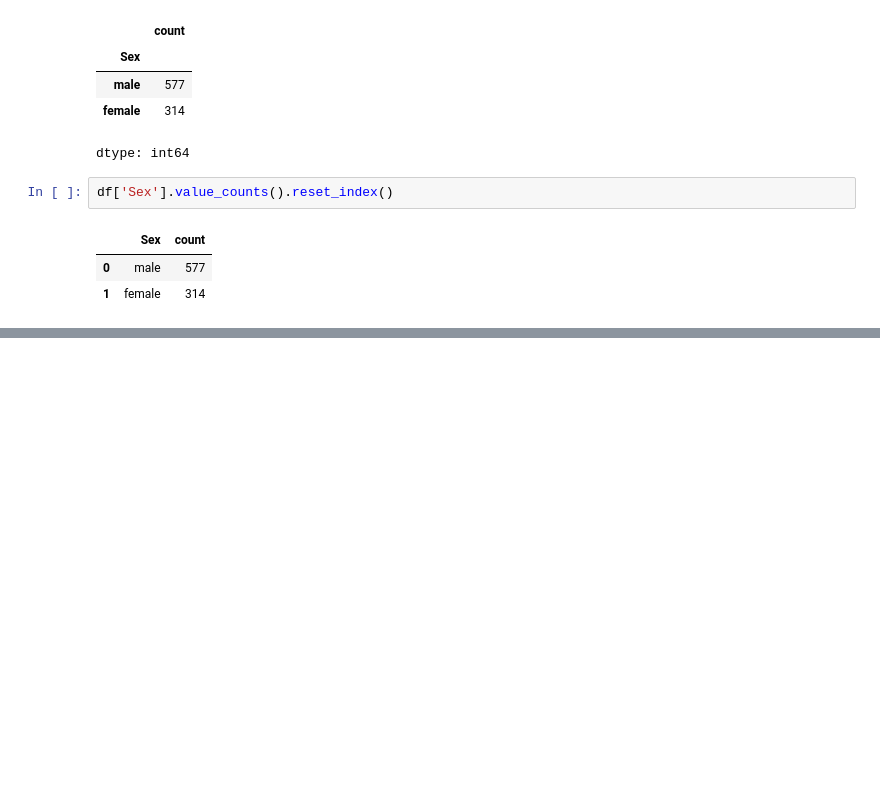
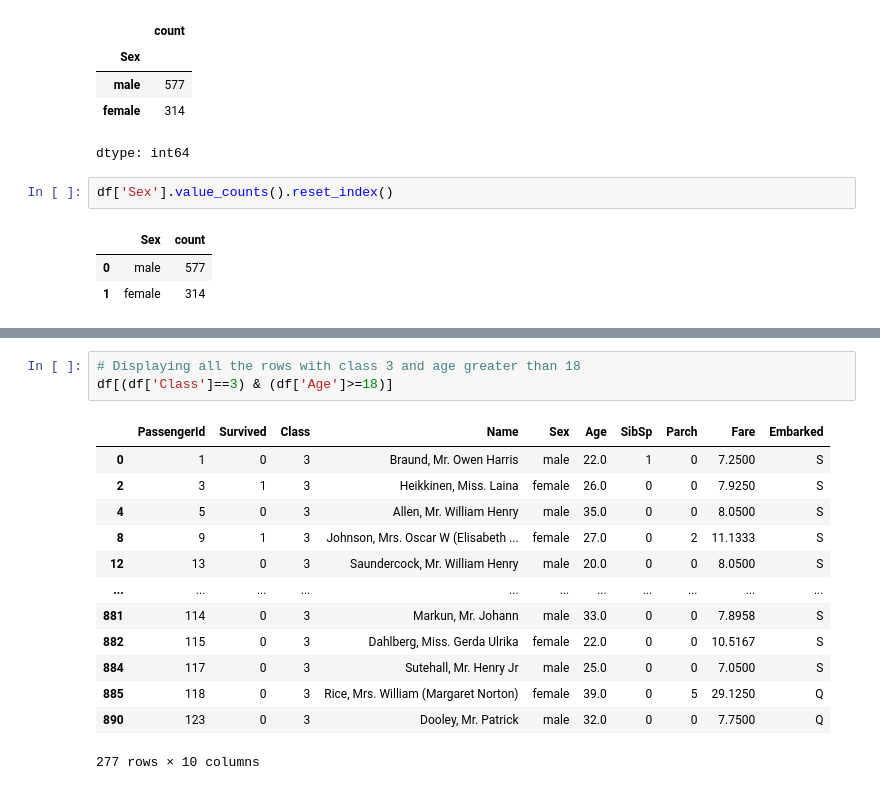
Before and after one commit to pedd1-Srividya/DS-AI-ML-And-Web-Devolopment-Practice, a Jupyter notebook: DS_ML_AI.ipynb, the cells around one changed output, grey strips where cells are left out. Drawn from its saved outputs; the diff is of its cells as text; blank space fills up the shorter version.

```diff
--- a/DS_ML_AI.ipynb
+++ b/DS_ML_AI.ipynb
@@ -1472,0 +1559,17 @@ df['Sex'].value_counts().reset_index()
+# %%
+# Displaying all the rows with class 3 and age greater than 18
+df[(df['Class']==3) & (df['Age']>=18)]
+# %% [output]
+|  | PassengerId | Survived | Class | Name | Sex | Age | SibSp | Parch | Fare | Embarked |
+| 0 | 1 | 0 | 3 | Braund, Mr. Owen Harris | male | 22.0 | 1 | 0 | 7.2500 | S |
+| 2 | 3 | 1 | 3 | Heikkinen, Miss. Laina | female | 26.0 | 0 | 0 | 7.9250 | S |
+| 4 | 5 | 0 | 3 | Allen, Mr. William Henry | male | 35.0 | 0 | 0 | 8.0500 | S |
+| 8 | 9 | 1 | 3 | Johnson, Mrs. Oscar W (Elisabeth ... | female | 27.0 | 0 | 2 | 11.1333 | S |
+| 12 | 13 | 0 | 3 | Saundercock, Mr. William Henry | male | 20.0 | 0 | 0 | 8.0500 | S |
+| ... | ... | ... | ... | ... | ... | ... | ... | ... | ... | ... |
+| 881 | 114 | 0 | 3 | Markun, Mr. Johann | male | 33.0 | 0 | 0 | 7.8958 | S |
+| 882 | 115 | 0 | 3 | Dahlberg, Miss. Gerda Ulrika | female | 22.0 | 0 | 0 | 10.5167 | S |
+| 884 | 117 | 0 | 3 | Sutehall, Mr. Henry Jr | male | 25.0 | 0 | 0 | 7.0500 | S |
+| 885 | 118 | 0 | 3 | Rice, Mrs. William (Margaret Norton) | female | 39.0 | 0 | 5 | 29.1250 | Q |
+| 890 | 123 | 0 | 3 | Dooley, Mr. Patrick | male | 32.0 | 0 | 0 | 7.7500 | Q |
+277 rows × 10 columns
```
Also changed, not shown: parts of 13 cells of this notebook.
